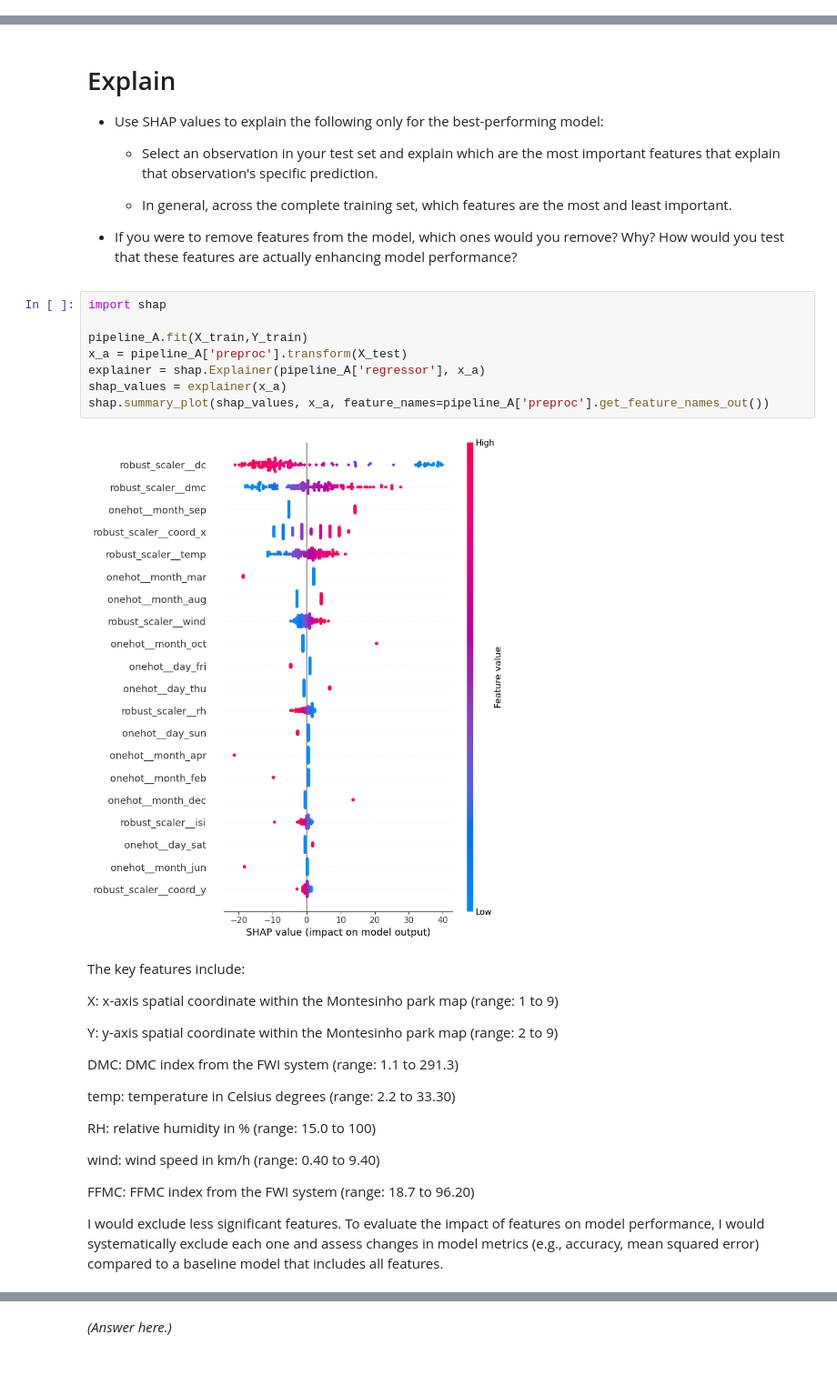
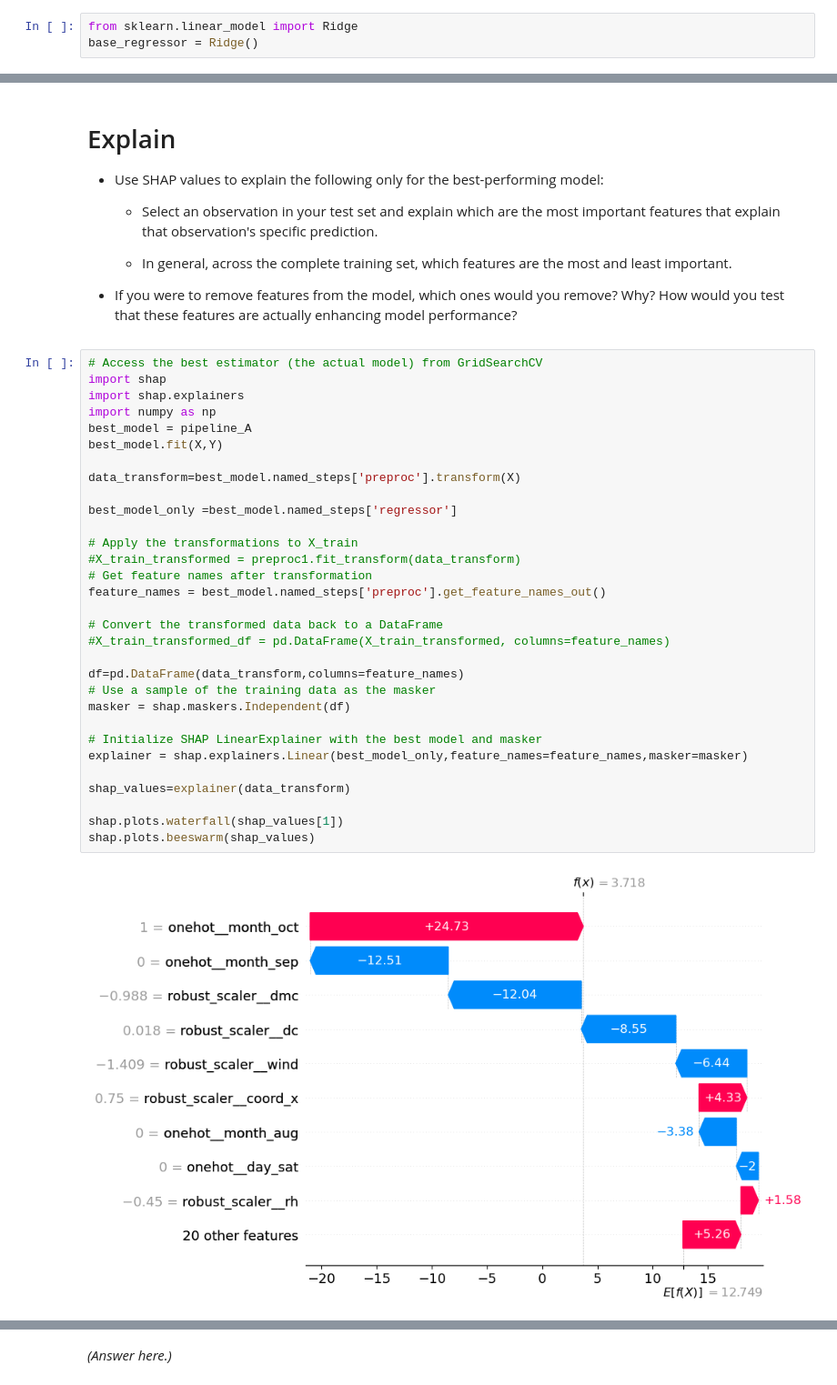
Before and after one commit to drop2jyoti/production, a Jupyter notebook: 02_activities/assignments/assignment_3.ipynb, the cells around one changed output, grey strips where cells are left out. Shown: that part at 91% size. Saved outputs shown, nothing was run; the diff lists cells and outputs as text.

```diff
--- a/02_activities/assignments/assignment_3.ipynb
+++ b/02_activities/assignments/assignment_3.ipynb
@@ -237,3 +217,6 @@ base_regressor = LinearRegression()
+# %%
+from sklearn.linear_model import Ridge
+base_regressor = Ridge()
 # %%
 # Pipeline A = preproc1 + baseline
 pipeline_A = Pipeline([
@@ -400,31 +420,36 @@ with open(file_path, 'wb') as f:
     - In general, across the complete training set, which features are the most and least important.
 
 + If you were to remove features from the model, which ones would you remove? Why? How would you test that these features are actually enhancing model performance?
-# %%
-import shap
-
-pipeline_A.fit(X_train,Y_train)
-x_a = pipeline_A['preproc'].transform(X_test)
-explainer = shap.Explainer(pipeline_A['regressor'], x_a)
-shap_values = explainer(x_a)
-shap.summary_plot(shap_values, x_a, feature_names=pipeline_A['preproc'].get_feature_names_out())
-# %% [output]
-[figure, removed]
-# %% [markdown]
-The key features include:
-
-X: x-axis spatial coordinate within the Montesinho park map (range: 1 to 9)
-
-Y: y-axis spatial coordinate within the Montesinho park map (range: 2 to 9)
-
-DMC: DMC index from the FWI system (range: 1.1 to 291.3)
-
-temp: temperature in Celsius degrees (range: 2.2 to 33.30)
-
-RH: relative humidity in % (range: 15.0 to 100)
-
-wind: wind speed in km/h (range: 0.40 to 9.40)
-
-FFMC: FFMC index from the FWI system (range: 18.7 to 96.20)
-
-I would exclude less significant features. To evaluate the impact of features on model performance, I would systematically exclude each one and assess changes in model metrics (e.g., accuracy, mean squared error) compared to a baseline model that includes all features.
+# %%
+# Access the best estimator (the actual model) from GridSearchCV
+import shap
+import shap.explainers
+import numpy as np
+best_model = pipeline_A
+best_model.fit(X,Y)
+
+data_transform=best_model.named_steps['preproc'].transform(X)
+
+best_model_only =best_model.named_steps['regressor']
+
+# Apply the transformations to X_train
+#X_train_transformed = preproc1.fit_transform(data_transform)
+# Get feature names after transformation
+feature_names = best_model.named_steps['preproc'].get_feature_names_out()
+
+# Convert the transformed data back to a DataFrame
+#X_train_transformed_df = pd.DataFrame(X_train_transformed, columns=feature_names)
+
+df=pd.DataFrame(data_transform,columns=feature_names)
+# Use a sample of the training data as the masker
+masker = shap.maskers.Independent(df)
+
+# Initialize SHAP LinearExplainer with the best model and masker
+explainer = shap.explainers.Linear(best_model_only,feature_names=feature_names,masker=masker)
+
+shap_values=explainer(data_transform)
+
+shap.plots.waterfall(shap_values[1])
+shap.plots.beeswarm(shap_values)
+# %% [output]
+[figure, added]
```
Also changed, not shown: parts of 27 cells of this notebook, 1 other file.
